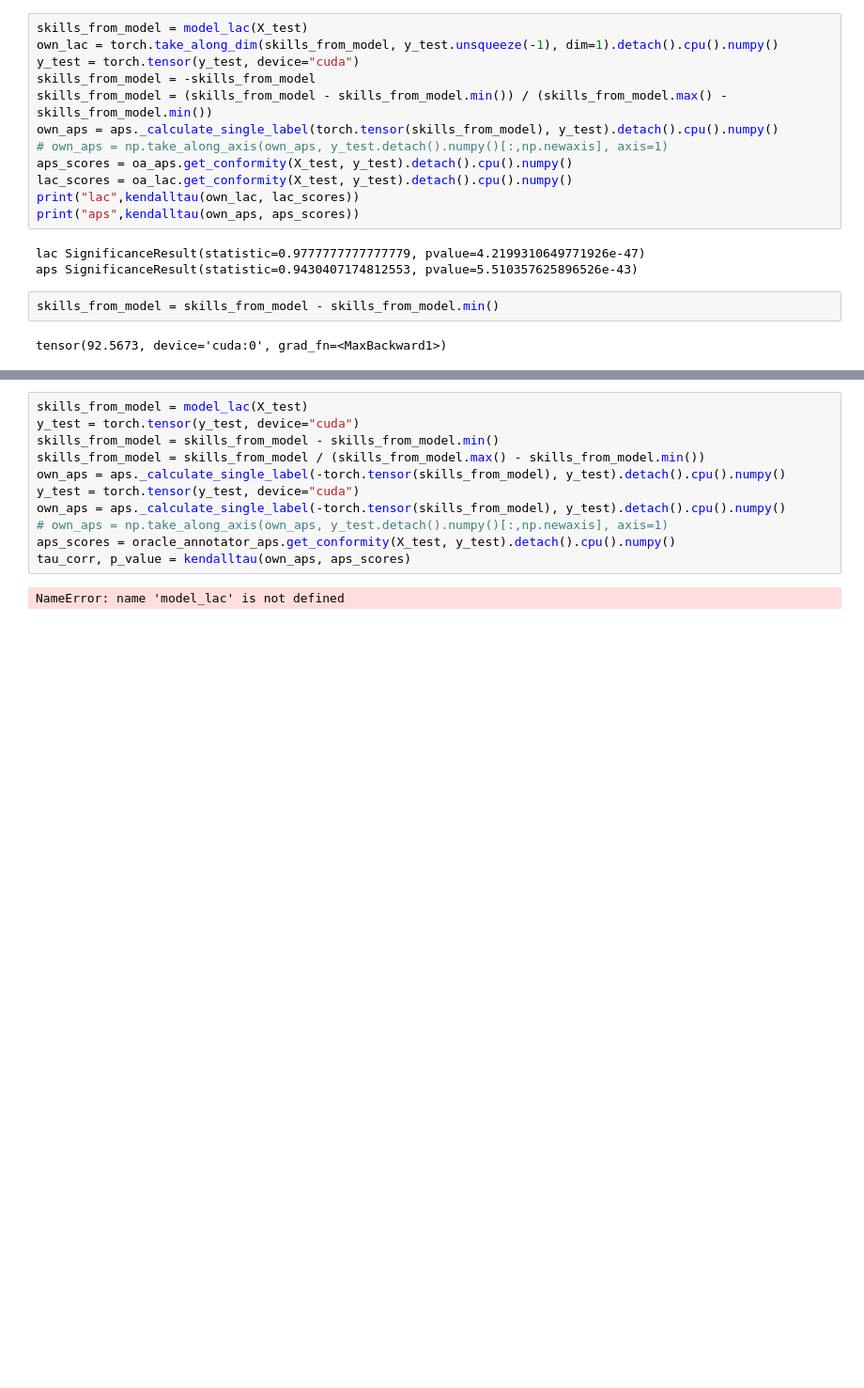
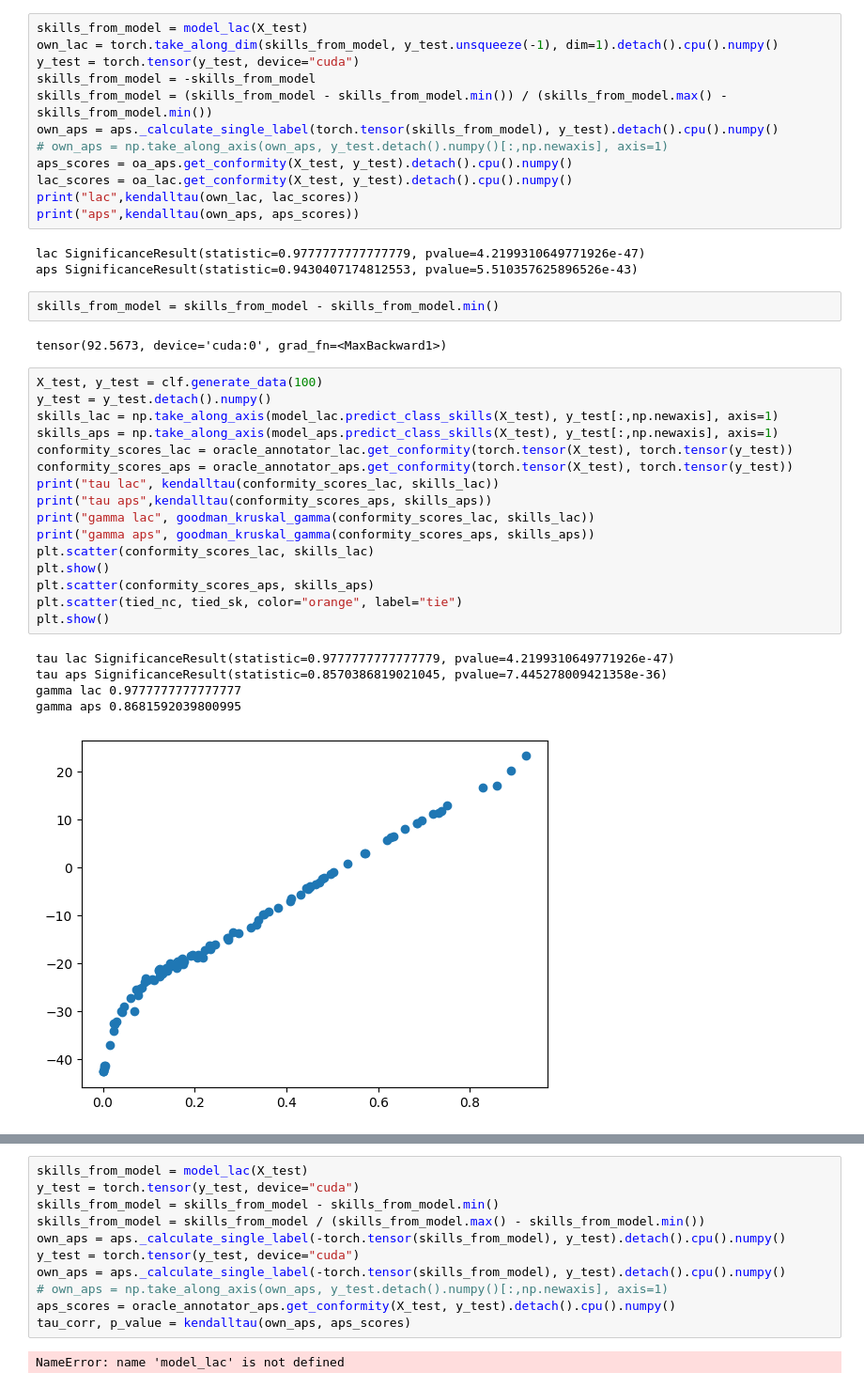
Before and after one commit to yunjinnkim/preference-based-cp, a Jupyter notebook: notebooks/learning_ncs_trochcp.ipynb, the cells around one changed output, grey strips where cells are left out. Shown at 94% size. Saved outputs shown, nothing was run; the diff lists cells and outputs as text; blank space fills up the shorter version.

```diff
--- a/notebooks/learning_ncs_trochcp.ipynb
+++ b/notebooks/learning_ncs_trochcp.ipynb
@@ -569,3 +569,25 @@ aps SignificanceResult(statistic=0.9430407174812553, pvalue=5.510357625896526e-4
 skills_from_model = skills_from_model - skills_from_model.min()
 # %% [output]
 tensor(92.5673, device='cuda:0', grad_fn=<MaxBackward1>)
+# %%
+X_test, y_test = clf.generate_data(100)
+y_test = y_test.detach().numpy()
+skills_lac = np.take_along_axis(model_lac.predict_class_skills(X_test), y_test[:,np.newaxis], axis=1)
+skills_aps = np.take_along_axis(model_aps.predict_class_skills(X_test), y_test[:,np.newaxis], axis=1)
+conformity_scores_lac = oracle_annotator_lac.get_conformity(torch.tensor(X_test), torch.tensor(y_test))
+conformity_scores_aps = oracle_annotator_aps.get_conformity(torch.tensor(X_test), torch.tensor(y_test))
+print("tau lac", kendalltau(conformity_scores_lac, skills_lac))
+print("tau aps",kendalltau(conformity_scores_aps, skills_aps))
+print("gamma lac", goodman_kruskal_gamma(conformity_scores_lac, skills_lac))
+print("gamma aps", goodman_kruskal_gamma(conformity_scores_aps, skills_aps))
+plt.scatter(conformity_scores_lac, skills_lac)
+plt.show()
+plt.scatter(conformity_scores_aps, skills_aps)
+plt.scatter(tied_nc, tied_sk, color="orange", label="tie")
+plt.show()
+# %% [output]
+tau lac SignificanceResult(statistic=0.9777777777777779, pvalue=4.2199310649771926e-47)
+tau aps SignificanceResult(statistic=0.8570386819021045, pvalue=7.445278009421358e-36)
+gamma lac 0.9777777777777777
+gamma aps 0.8681592039800995
+[figure, added]
```
Also changed, not shown: parts of 5 cells of this notebook, 6 other files.
